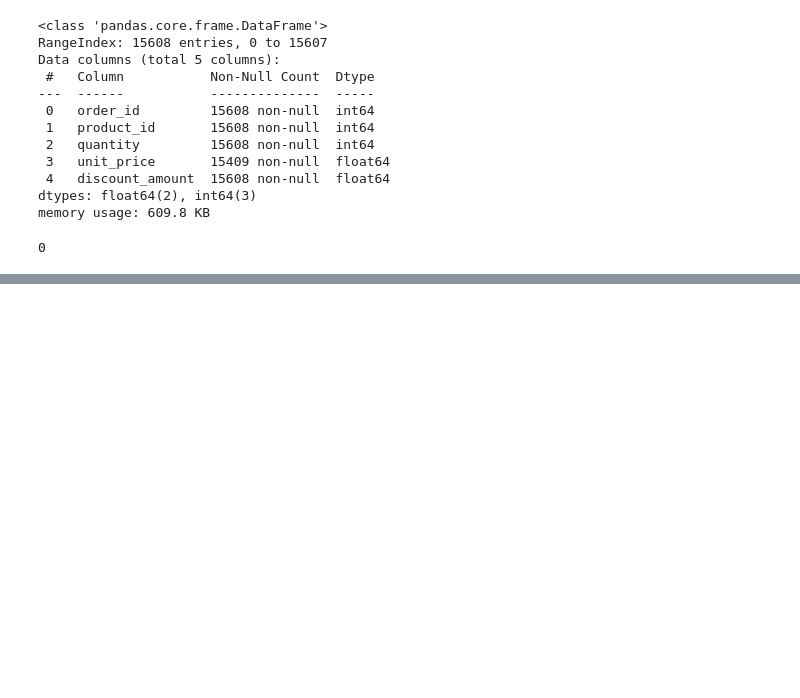
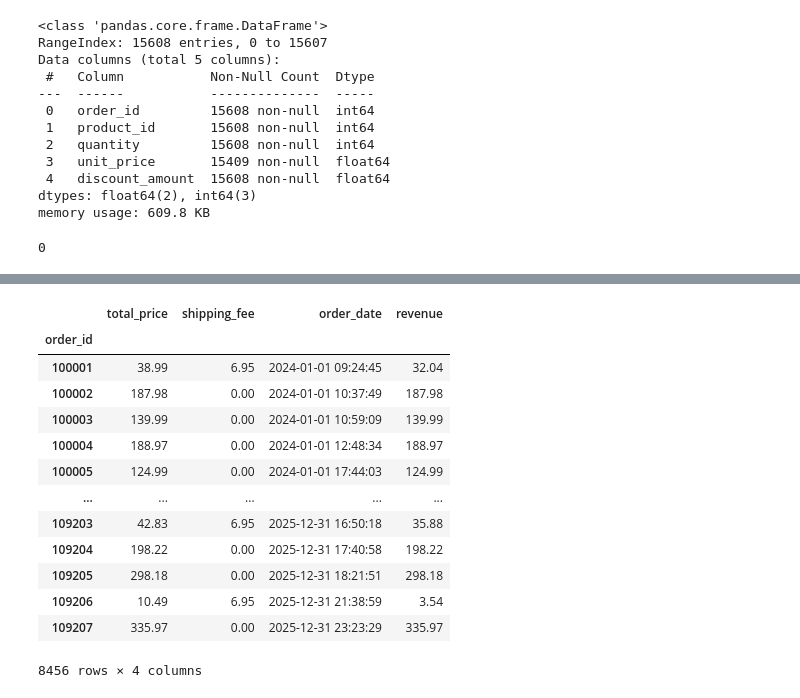
Before and after one commit to Mohamed-Shaheedullah/wayfair-python-analysis, a Jupyter notebook: wayfair-analysis.ipynb, the cells around one changed output, grey strips where cells are left out. Cells and saved outputs as stored; diff of their text form; code cells hidden in the pictures; blank space fills up the shorter version.

```diff
--- a/wayfair-analysis.ipynb
+++ b/wayfair-analysis.ipynb
@@ -202,6 +206,8 @@ The calculation of revenue for each order will be as follows;
 revenue = total price - shipping fee
 # %%
 full_orders = pd.merge(order_items, orders, left_on='order_id', right_on='order_id', how='left')
+# %%
+full_orders = full_orders[full_orders['status']=='completed']
 # %%
 full_orders
 # %% [output]
@@ -238,0 +247,2 @@ full_orders
+# %%
+grouped = full_orders.groupby('order_id').agg({'total_price' : 'sum' , 'shipping_fee':'first' , 'order_date' : 'first'})
@@ -238,0 +266,19 @@ full_orders
+# %%
+grouped['revenue'] = round((grouped['total_price'] - grouped['shipping_fee']), 2)
+# %%
+grouped
+# %% [output]
+|  | total_price | shipping_fee | order_date | revenue |
+| order_id |  |  |  |  |
+| 100001 | 38.99 | 6.95 | 2024-01-01 09:24:45 | 32.04 |
+| 100002 | 187.98 | 0.00 | 2024-01-01 10:37:49 | 187.98 |
+| 100003 | 139.99 | 0.00 | 2024-01-01 10:59:09 | 139.99 |
+| 100004 | 188.97 | 0.00 | 2024-01-01 12:48:34 | 188.97 |
+| 100005 | 124.99 | 0.00 | 2024-01-01 17:44:03 | 124.99 |
+| ... | ... | ... | ... | ... |
+| 109203 | 42.83 | 6.95 | 2025-12-31 16:50:18 | 35.88 |
+| 109204 | 198.22 | 0.00 | 2025-12-31 17:40:58 | 198.22 |
+| 109205 | 298.18 | 0.00 | 2025-12-31 18:21:51 | 298.18 |
+| 109206 | 10.49 | 6.95 | 2025-12-31 21:38:59 | 3.54 |
+| 109207 | 335.97 | 0.00 | 2025-12-31 23:23:29 | 335.97 |
+8456 rows × 4 columns
```
Also changed, not shown: parts of 7 cells of this notebook.
